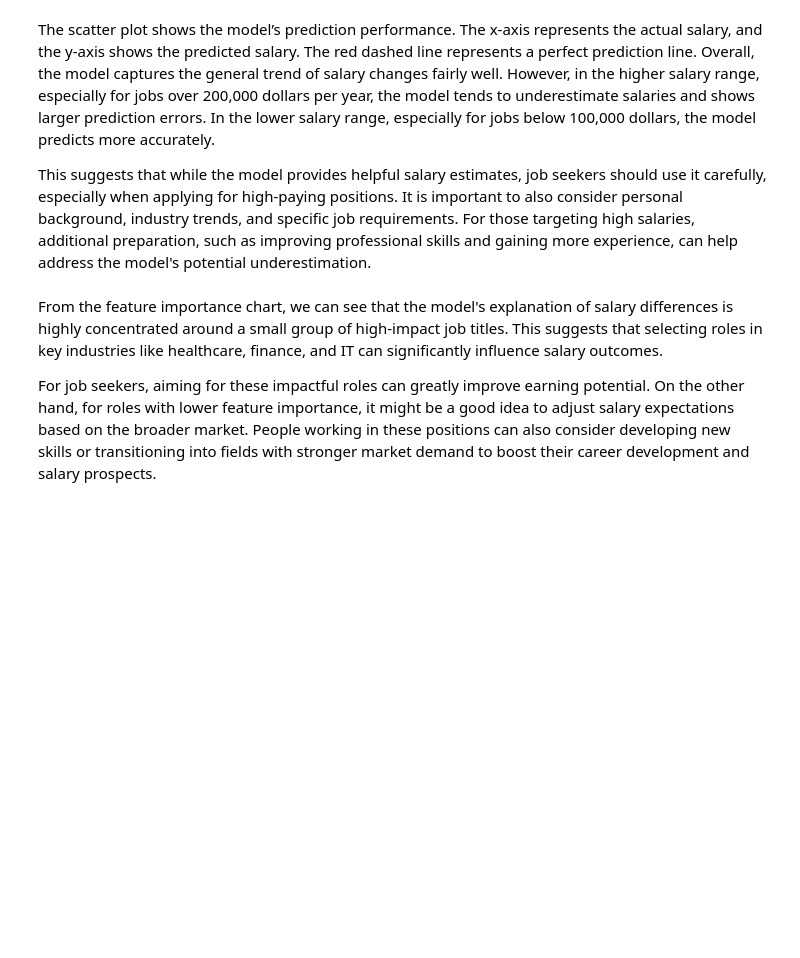
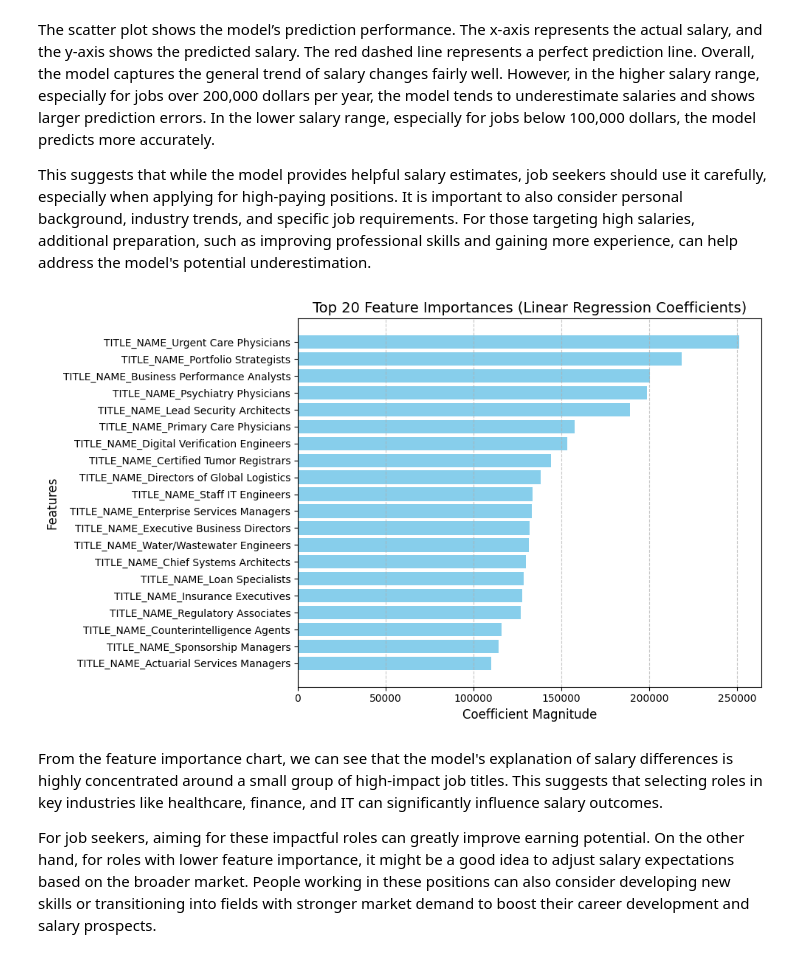
Before and after one commit to JP-leo/Job-market-analysis-team3, a Jupyter notebook: project4.ipynb, the cells around one changed output. Saved outputs shown, nothing was run; the diff lists cells and outputs as text; code cells hidden in the pictures; blank space fills up the shorter version.

```diff
--- a/project4.ipynb
+++ b/project4.ipynb
@@ -340,27 +335,22 @@ The scatter plot shows the model’s prediction performance. The x-axis represen
 
 This suggests that while the model provides helpful salary estimates, job seekers should use it carefully, especially when applying for high-paying positions. It is important to also consider personal background, industry trends, and specific job requirements. For those targeting high salaries, additional preparation, such as improving professional skills and gaining more experience, can help address the model's potential underestimation.
 # %%
-import plotly.graph_objects as go
+import matplotlib.pyplot as plt
+import pandas as pd
 
 feature_importance = pd.Series(lr_model.coef_, index=X_train.columns)
-
 feature_importance = feature_importance.abs().sort_values(ascending=False).head(20)
 
-fig = go.Figure(go.Bar(
-    x=feature_importance.values,
-    y=feature_importance.index,
-    orientation='h'
-))
-
-fig.update_layout(
-    title="Top 20 Feature Importances (Linear Regression Coefficients)",
-    xaxis_title="Coefficient Magnitude",
-    yaxis_title="Features",
-    template="plotly_white"
-)
-
-fig.show()
-fig.write_html("project4.html")
+plt.figure(figsize=(10, 6))
+plt.barh(feature_importance.index[::-1], feature_importance.values[::-1], color='skyblue')
+plt.title("Top 20 Feature Importances (Linear Regression Coefficients)", fontsize=14)
+plt.xlabel("Coefficient Magnitude", fontsize=12)
+plt.ylabel("Features", fontsize=12)
+plt.grid(axis='x', linestyle='--', alpha=0.7)
+plt.tight_layout()
+plt.show()
+# %% [output]
+[figure, added]
 # %% [markdown]
 From the feature importance chart, we can see that the model's explanation of salary differences is highly concentrated around a small group of high-impact job titles. This suggests that selecting roles in key industries like healthcare, finance, and IT can significantly influence salary outcomes.
 
```
Also changed, not shown: parts of 1 cell of this notebook, 4 other files.
